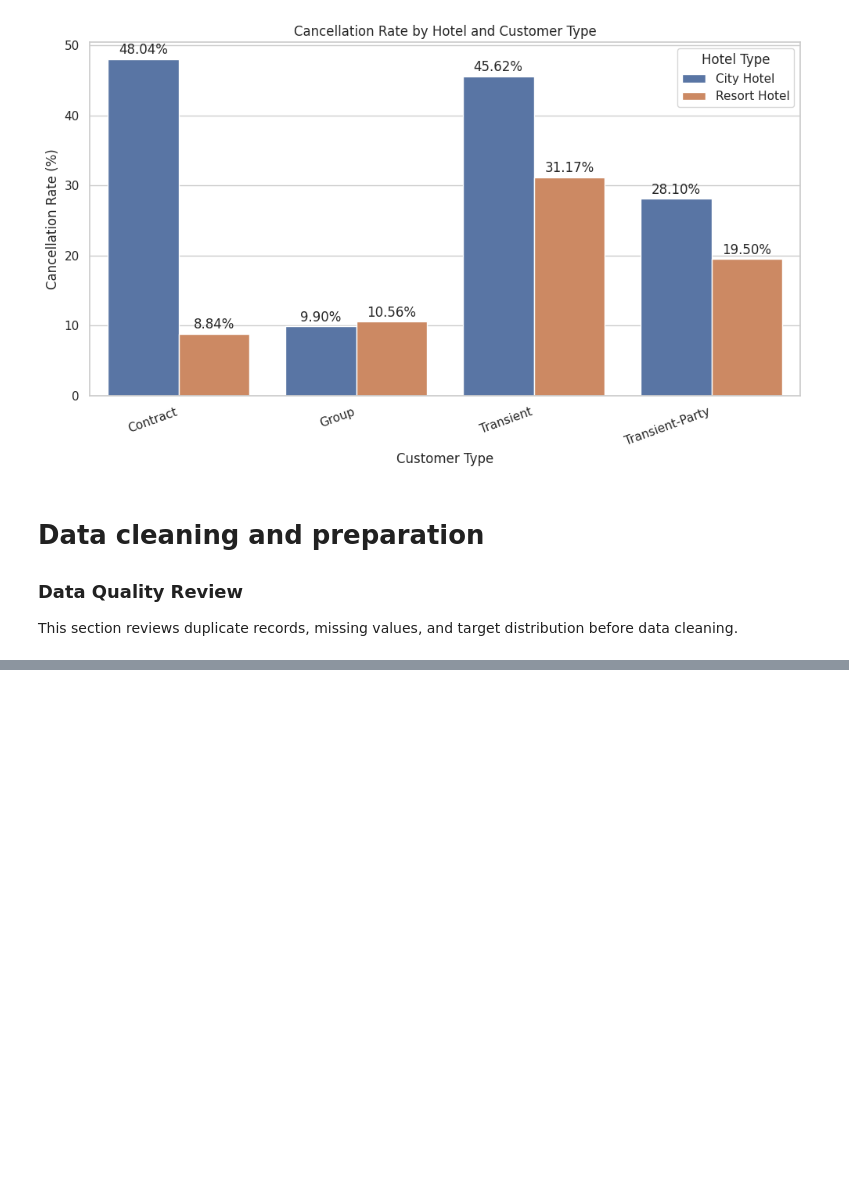
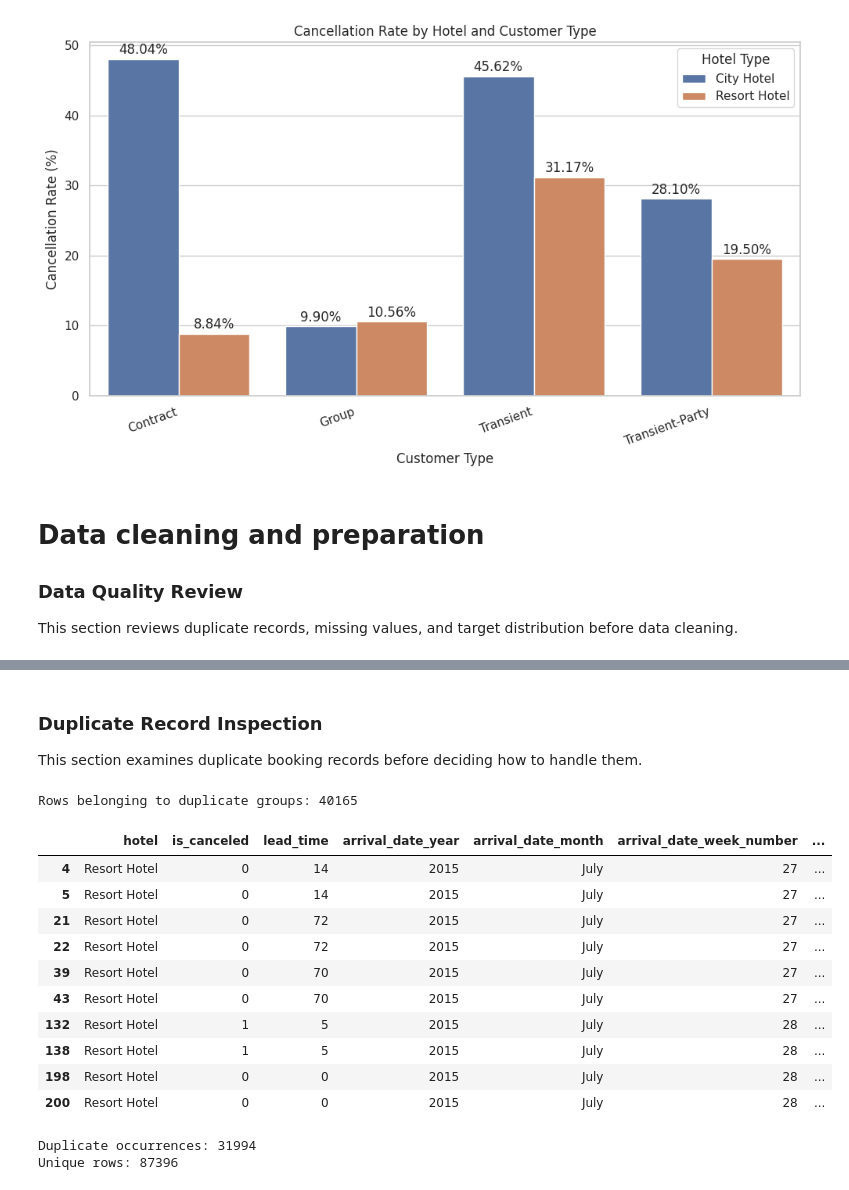
Before and after one commit to Battsengel2026124/ST_ML_C3_Hotel_Booking, a Jupyter notebook: Hotel_Booking_CA_3.ipynb, the cells around one changed output, grey strips where cells are left out. Drawn from its saved outputs; the diff is of its cells as text; code cells hidden in the pictures; blank space fills up the shorter version.

Commit message:
Analysing record duplicates

```diff
--- a/Hotel_Booking_CA_3.ipynb
+++ b/Hotel_Booking_CA_3.ipynb
@@ -604,0 +643,32 @@ This section reviews duplicate records, missing values, and target distribution
+# %% [markdown]
+
+### Duplicate Record Inspection
+This section examines duplicate booking records before deciding how to handle them.
+# %%
+
+# Inspecting duplicate booking records
+duplicate_mask = df.duplicated(keep=False)
+
+print("Rows belonging to duplicate groups:", duplicate_mask.sum())
+
+# Displaying sample duplicate records
+display(df.loc[duplicate_mask].head(10))
+
+# Comparing duplicate and non-duplicate row counts
+print("Duplicate occurrences:", df.duplicated().sum())
+print("Unique rows:", (~df.duplicated()).sum())
+# %% [output]
+Rows belonging to duplicate groups: 40165
+|  | hotel | is_canceled | lead_time | arrival_date_year | arrival_date_month | arrival_date_week_number | ... |
+| 4 | Resort Hotel | 0 | 14 | 2015 | July | 27 | ... |
+| 5 | Resort Hotel | 0 | 14 | 2015 | July | 27 | ... |
+| 21 | Resort Hotel | 0 | 72 | 2015 | July | 27 | ... |
+| 22 | Resort Hotel | 0 | 72 | 2015 | July | 27 | ... |
+| 39 | Resort Hotel | 0 | 70 | 2015 | July | 27 | ... |
+| 43 | Resort Hotel | 0 | 70 | 2015 | July | 27 | ... |
+| 132 | Resort Hotel | 1 | 5 | 2015 | July | 28 | ... |
+| 138 | Resort Hotel | 1 | 5 | 2015 | July | 28 | ... |
+| 198 | Resort Hotel | 0 | 0 | 2015 | July | 28 | ... |
+| 200 | Resort Hotel | 0 | 0 | 2015 | July | 28 | ... |
+Duplicate occurrences: 31994
+Unique rows: 87396
```
Also changed, not shown: parts of 4 cells of this notebook.
